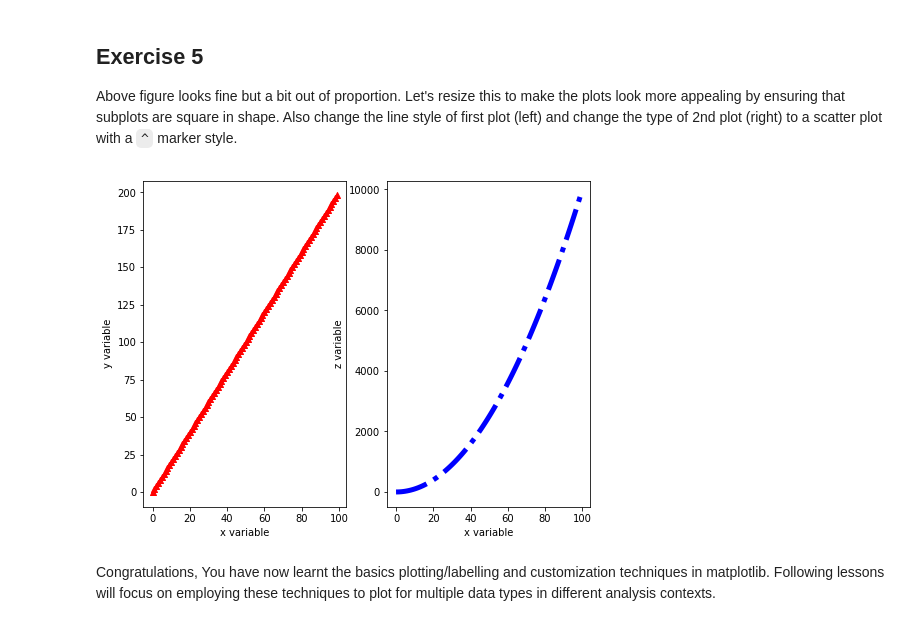
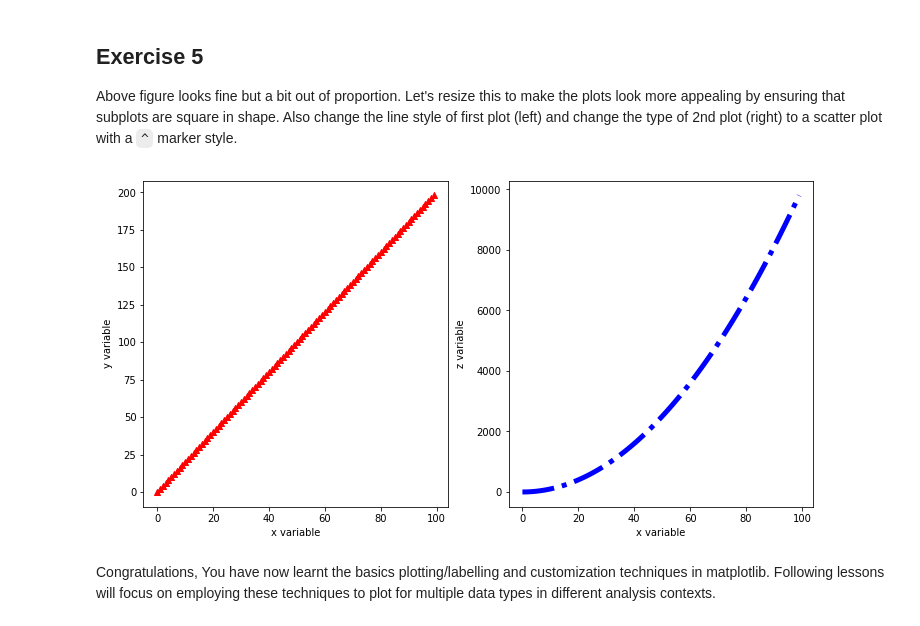
Before and after one commit to slieb74/dsc-1-03-13-customizing-visualizations-with-matplotlib-lab-nyc-career-ds-062518, a Jupyter notebook: index.ipynb, the cells around one changed output. Cells and saved outputs as stored; diff of their text form; code cells hidden in the pictures.

```diff
--- a/index.ipynb
+++ b/index.ipynb
@@ -173,22 +173,22 @@ plt.show()
 
 Above figure looks fine but a bit out of proportion. Let's resize this to make the plots look more appealing by ensuring that subplots are square in shape. Also change the line style of first plot (left) and change the type of 2nd plot (right) to a scatter plot with a `^` marker style.
 # %%
-fig = plt.figure(figsize=(8,6))
+fig = plt.figure(figsize=(12,6))
 
 ax1 = fig.add_subplot(121)
 ax2 = fig.add_subplot(122)
 
 ax1.scatter(x,y, marker='^', c='r')
 ax1.set_xlabel('x variable')
 ax1.set_ylabel('y variable')
 
 ax2.plot(x,z,lw=5,ls='-.',c='b')
 ax2.set_xlabel('x variable')
 ax2.set_ylabel('z variable')
 
 plt.show()
 # %% [output]
-[figure, old version]
+[figure, new version]
 # %% [markdown]
 Congratulations, You have now learnt the basics plotting/labelling and customization techniques in matplotlib. Following lessons will focus on employing these techniques to plot for multiple data types in different analysis contexts.
 # %% [markdown]
```
